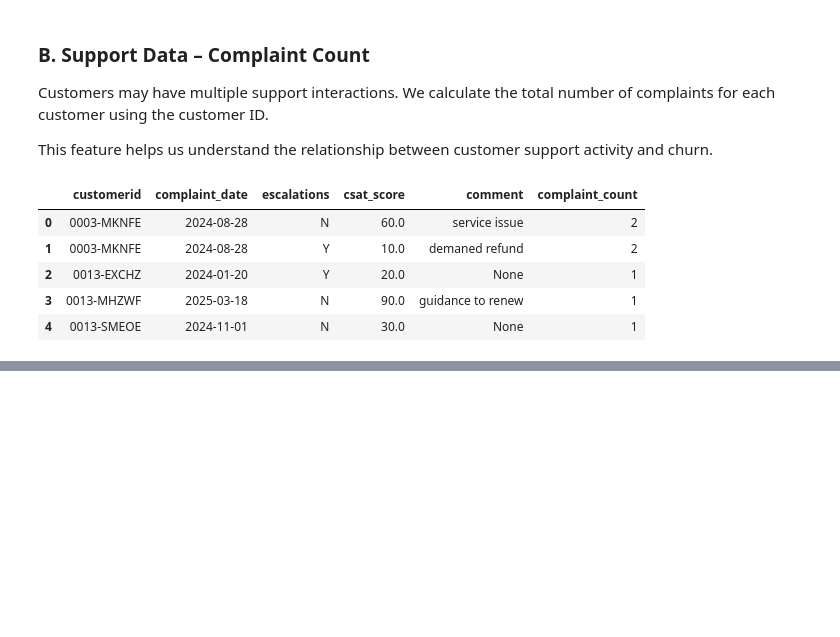
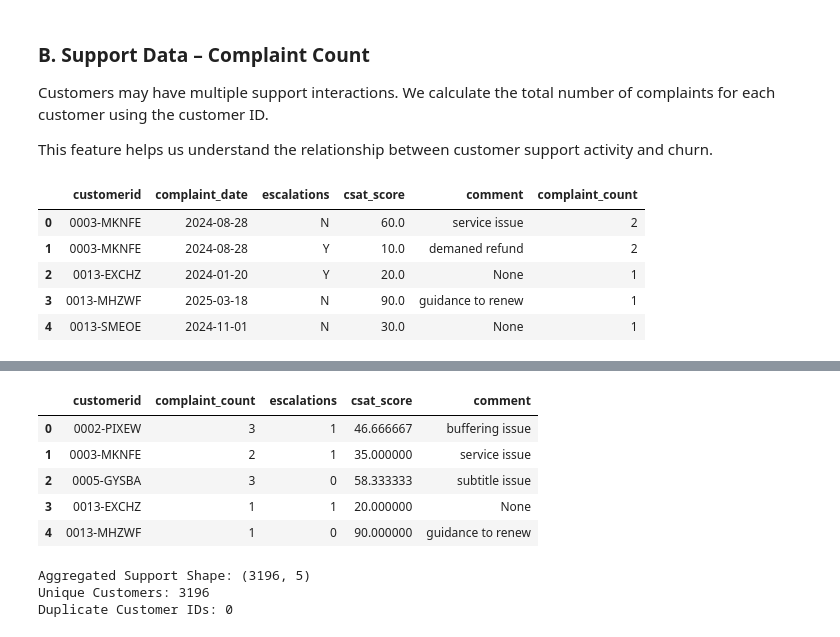
Before and after one commit to mazharakhtar05/Customer_Churn_Analysis, a Jupyter notebook: Customer_Churn_Analysis.ipynb, the cells around one changed output, grey strips where cells are left out. Cells and saved outputs as stored; diff of their text form; code cells hidden in the pictures; blank space fills up the shorter version.

Commit message:
feat: integrate customer subscription and support datasets

```diff
--- a/Customer_Churn_Analysis.ipynb
+++ b/Customer_Churn_Analysis.ipynb
@@ -478,0 +499,28 @@ df_db_support.head()
+# %%
+# Aggregating support data customer-wise
+
+df_db_support = df_db_support.sort_values('complaint_date')
+
+df_support_agg = df_db_support.groupby('customerid').agg(
+    complaint_count=('customerid', 'count'),
+    escalations=('escalations', lambda x: (x == 'Y').sum()),
+    csat_score=('csat_score', 'mean'),
+    comment=('comment', 'last')
+).reset_index()
+
+df_support_agg.head()
+# %% [output]
+|  | customerid | complaint_count | escalations | csat_score | comment |
+| 0 | 0002-PIXEW | 3 | 1 | 46.666667 | buffering issue |
+| 1 | 0003-MKNFE | 2 | 1 | 35.000000 | service issue |
+| 2 | 0005-GYSBA | 3 | 0 | 58.333333 | subtitle issue |
+| 3 | 0013-EXCHZ | 1 | 1 | 20.000000 | None |
+| 4 | 0013-MHZWF | 1 | 0 | 90.000000 | guidance to renew |
+# %%
+print("Aggregated Support Shape:", df_support_agg.shape)
+print("Unique Customers:", df_support_agg['customerid'].nunique())
+print("Duplicate Customer IDs:", df_support_agg['customerid'].duplicated().sum())
+# %% [output]
+Aggregated Support Shape: (3196, 5)
+Unique Customers: 3196
+Duplicate Customer IDs: 0
```
Also changed, not shown: parts of 8 cells of this notebook, 1 other file.
